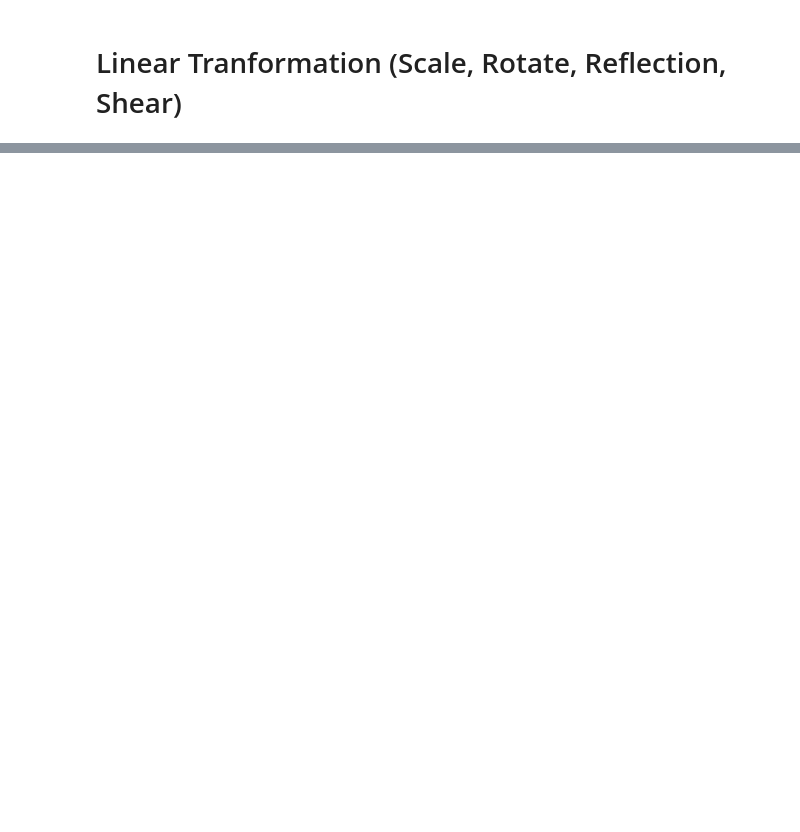
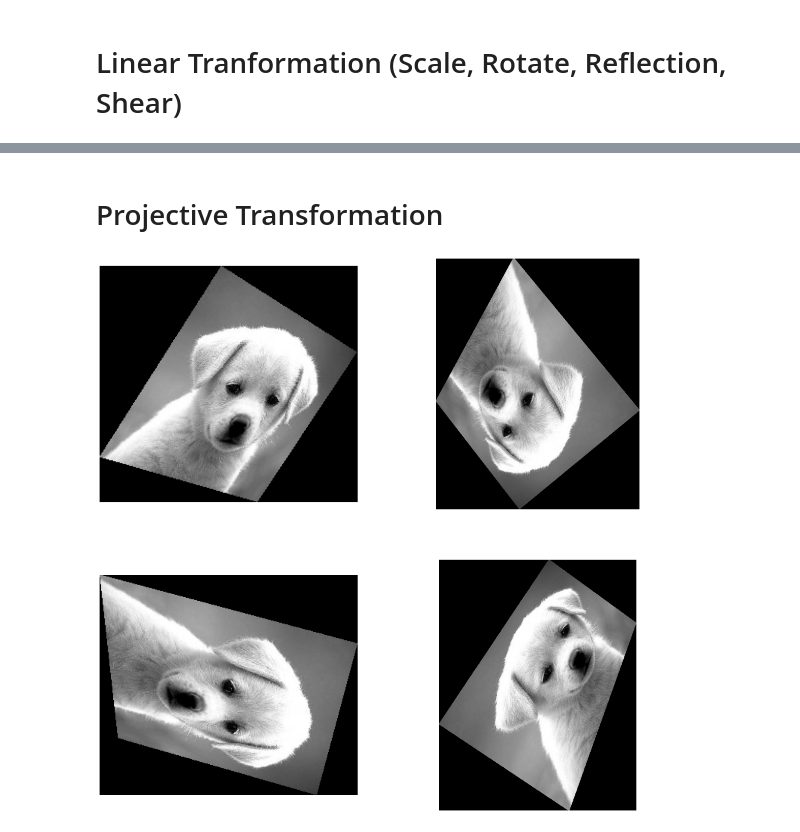
Before and after one commit to rohit049/Computer-Vision-Notebook, a Jupyter notebook: Linear-Transformation.ipynb, the cells around one changed output, grey strips where cells are left out. Cells and saved outputs as stored; diff of their text form; code cells hidden in the pictures; blank space fills up the shorter version.

```diff
--- a/Linear-Transformation.ipynb
+++ b/Linear-Transformation.ipynb
@@ -64,0 +65,13 @@ plt.show()
+# %% [markdown]
+# Projective Transformation
+# %%
+def extents_projective(T, H, W):
+    corners = np.array([[0,0,H-1,H-1],[0,W-1,W-1,0],[1,1,1,1]])
+
+    new_corners = np.dot(T, corners)
+    new_corners = np.divide(new_corners, new_corners[2,:])[:2]
+
+    hmin, wmin = np.int64(np.floor(np.min(new_corners, 1)))
+    hmax, wmax = np.int64(np.ceil(np.max(new_corners, 1)))
+
+    return hmin,wmin,hmax,wmax,hmax-hmin+1,wmax-wmin+1
@@ -64,0 +103,34 @@ plt.show()
+# %%
+fig = plt.figure(figsize=(20, 20))
+
+# Projective Matrix (3x3)
+for i in range(1,5):
+    theta = np.random.randint(-100, 100)
+    c, s = np.cos(theta), np.sin(theta)
+    R = np.array([[c,-s, 0],
+                  [s, c, 0],
+                  [0, 0, 1]])
+    fy, fx = np.random.randint(8, 15, 2)/10
+    S = np.array([[fy, 0, 0],
+                  [0, fx, 0],
+                  [0,  0, 1]])
+    k = np.random.standard_normal()
+    Sh = np.array([[fy,0, 0],
+                  [0, fx, 0],
+                  [0,  0, 1]])
+    ty, tx =  np.random.randint(-100, 100, 2)
+    T = np.array([[1, 0, ty],
+                  [0, 1, tx],
+                  [0, 0, 1]])
+
+    P = np.array([[1, 0, 0],
+                  [0, 1, 0],
+                  [fy/10000, fx/1000, 1]])
+
+    H = R.dot(S).dot(Sh).dot(T).dot(P)
+    fig.add_subplot(2, 2, i)
+    plt.imshow(transform_projective(im, H), cmap='gray')
+    plt.axis('off')
+plt.show()
+# %% [output]
+[figure, added]
```
Also changed, not shown: parts of 6 cells of this notebook.
